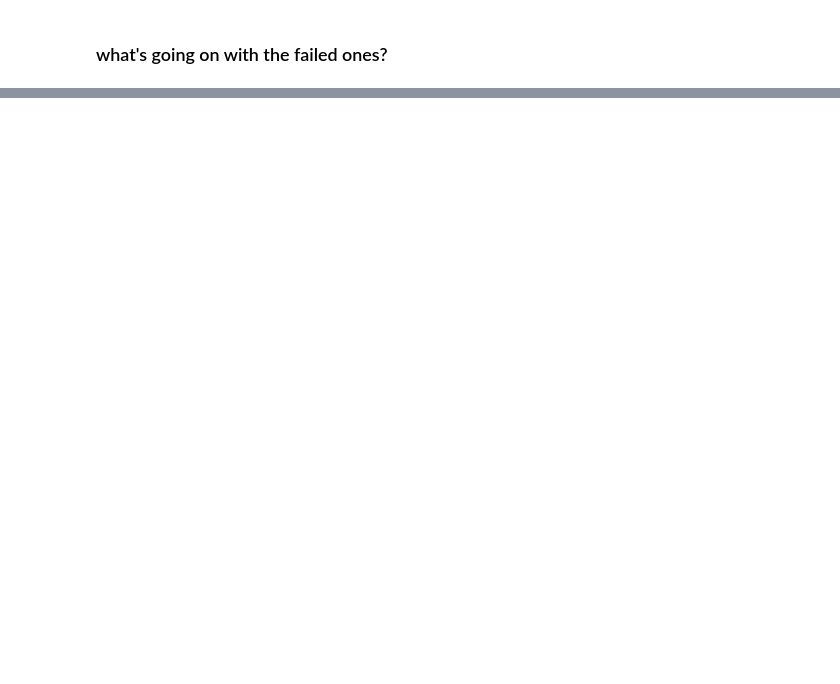
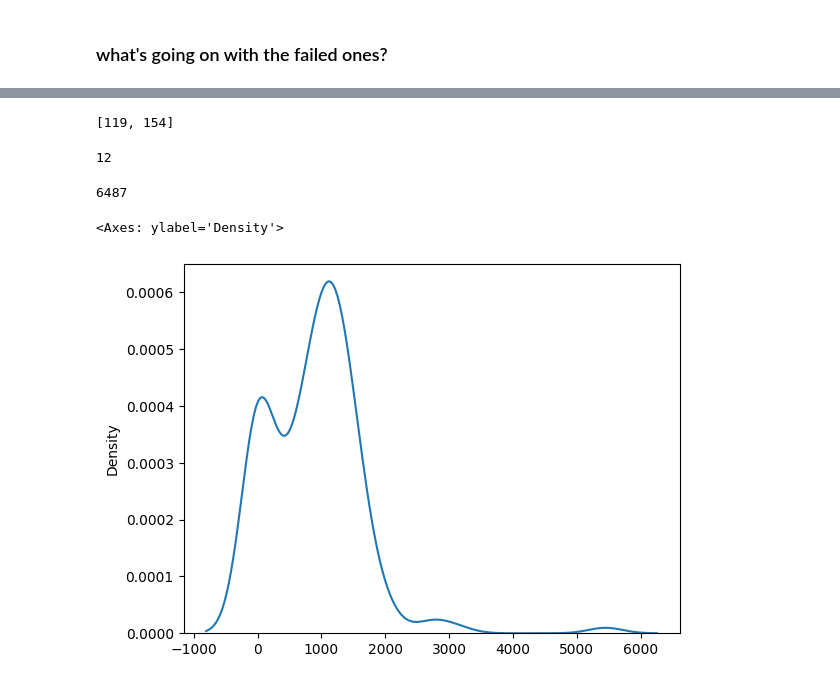
Before and after one commit to centre-for-humanities-computing/friths, a Jupyter notebook: notebooks/qa_publications.ipynb, the cells around one changed output, grey strips where cells are left out. Cells and saved outputs as stored; diff of their text form; code cells hidden in the pictures; blank space fills up the shorter version.

Commit message:
working on abstracts

```diff
--- a/notebooks/qa_publications.ipynb
+++ b/notebooks/qa_publications.ipynb
@@ -33,0 +85,23 @@ article_dict = scipdf.parse_pdf_to_dict(sample_fail)
+# %%
+[
+    len([i for i in abs if i]),
+    len([i for i in fss if i])
+]
+# %% [output]
+[119, 154]
+# %%
+len(article['sections'][0]['heading'])
+# %% [output]
+12
+# %%
+len(article['sections'][0]['text'])
+# %% [output]
+6487
+# %%
+import seaborn as sns
+
+abs_lengths = [len(art['abstract']) for art in pub]
+sns.kdeplot(abs_lengths)
+# %% [output]
+<Axes: ylabel='Density'>
+[figure, added]
```
Also changed, not shown: parts of 8 cells of this notebook.
